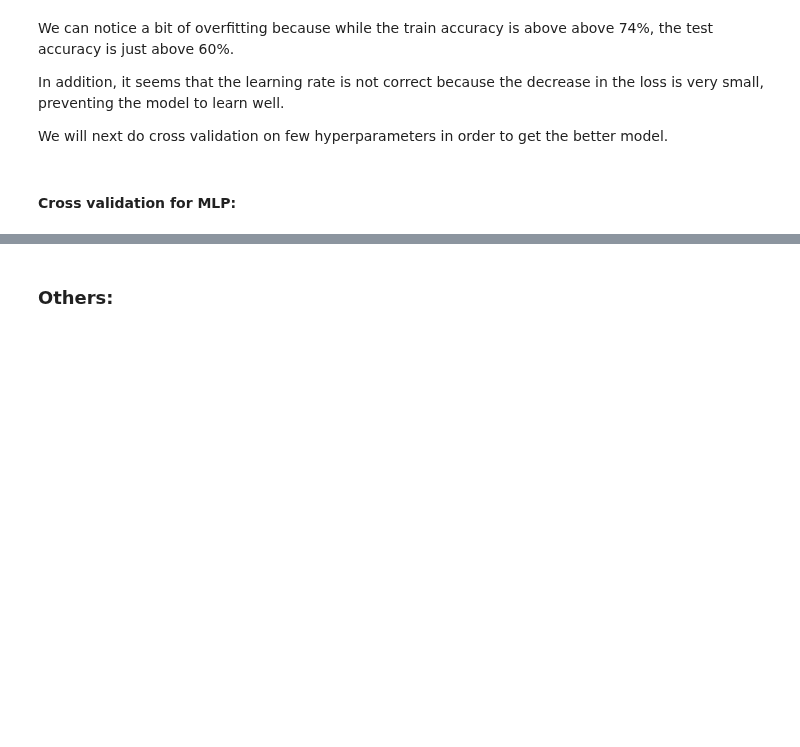
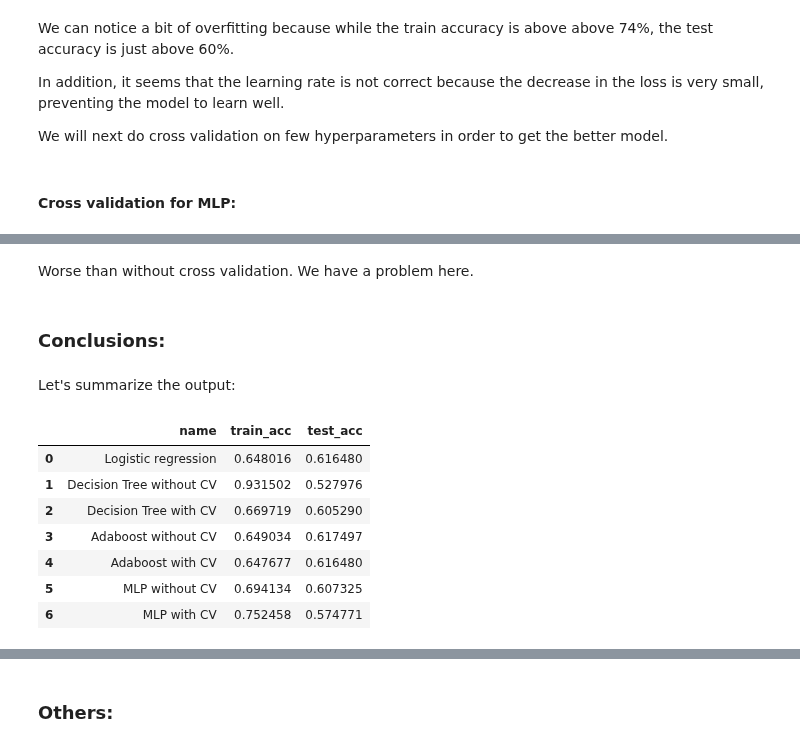
Before and after one commit to omersideman/ai-project, a Jupyter notebook: notebooks/simple_classifiers.ipynb, the cells around one changed output, grey strips where cells are left out. Drawn from its saved outputs; the diff is of its cells as text; code cells hidden in the pictures; blank space fills up the shorter version.

```diff
--- a/notebooks/simple_classifiers.ipynb
+++ b/notebooks/simple_classifiers.ipynb
@@ -287,6 +318,8 @@ y_train = torch.tensor(y_train, dtype = torch.long)
 
 X_test = torch.tensor(X_test, dtype = torch.float32)
 y_test = torch.tensor(y_test, dtype = torch.long)
+
+splitted_data_torch = (X_train, X_test, y_train, y_test)
 # %%
 batch_size = 64
 
@@ -386,0 +414,5 @@ Test accuracy: 0.6032553407934893
+# %%
+train_acc, test_acc = print_accuracy_prob(mlp_model, *splitted_data_torch)
+clf_results['name'].append('MLP without CV')
+clf_results['train_acc'].append(train_acc)
+clf_results['test_acc'].append(test_acc)
@@ -440,0 +535,18 @@ plotCV(results, configures)
+# %% [markdown]
+Worse than without cross validation. We have a problem here.
+# %% [markdown]
+### Conclusions:
+# %% [markdown]
+Let's summarize the output:
+# %%
+clf_dataframe = pd.DataFrame.from_dict(clf_results)
+clf_dataframe
+# %% [output]
+|  | name | train_acc | test_acc |
+| 0 | Logistic regression | 0.648016 | 0.616480 |
+| 1 | Decision Tree without CV | 0.931502 | 0.527976 |
+| 2 | Decision Tree with CV | 0.669719 | 0.605290 |
+| 3 | Adaboost without CV | 0.649034 | 0.617497 |
+| 4 | Adaboost with CV | 0.647677 | 0.616480 |
+| 5 | MLP without CV | 0.694134 | 0.607325 |
+| 6 | MLP with CV | 0.752458 | 0.574771 |
```
Also changed, not shown: parts of 24 cells of this notebook.
